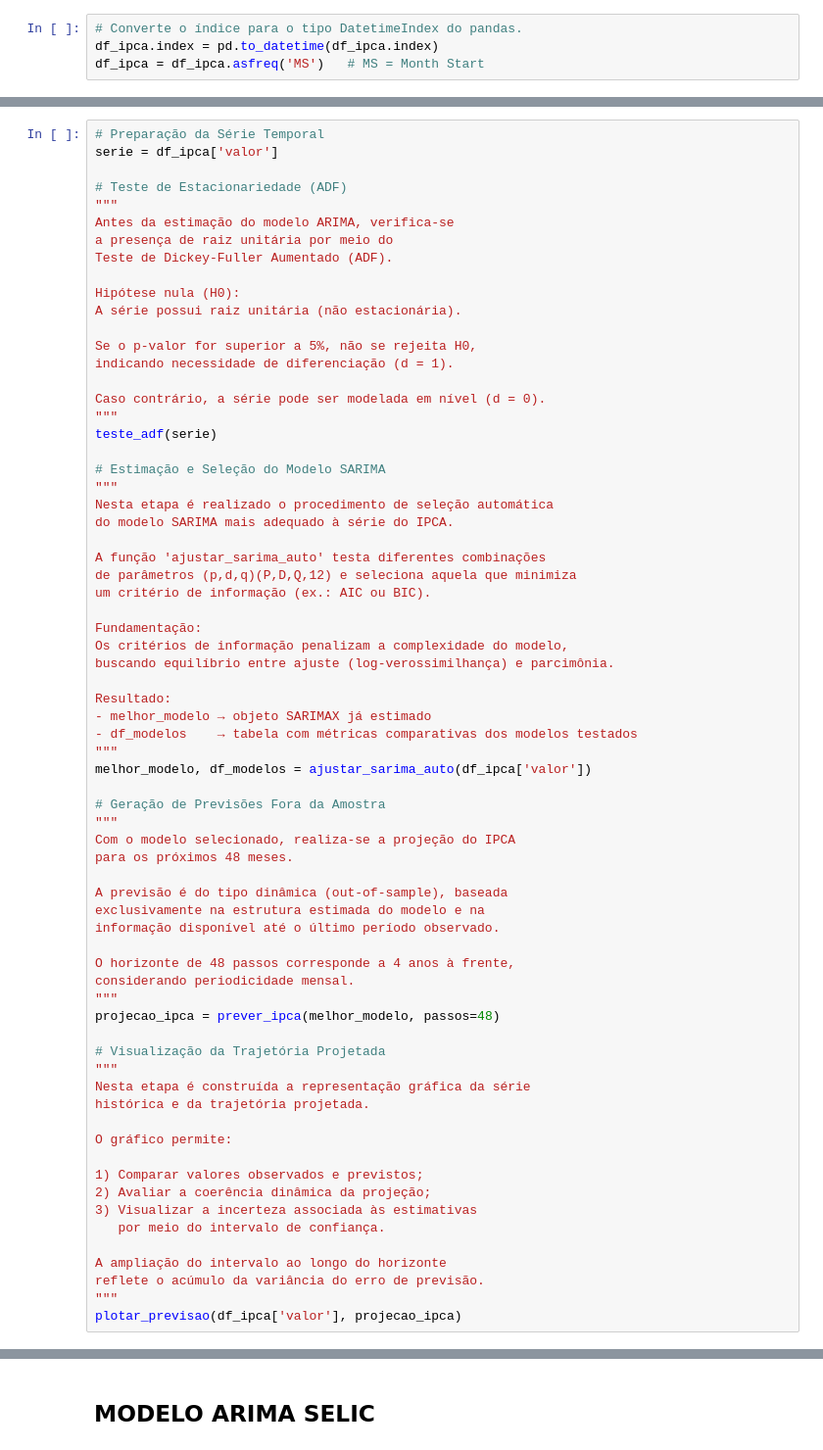
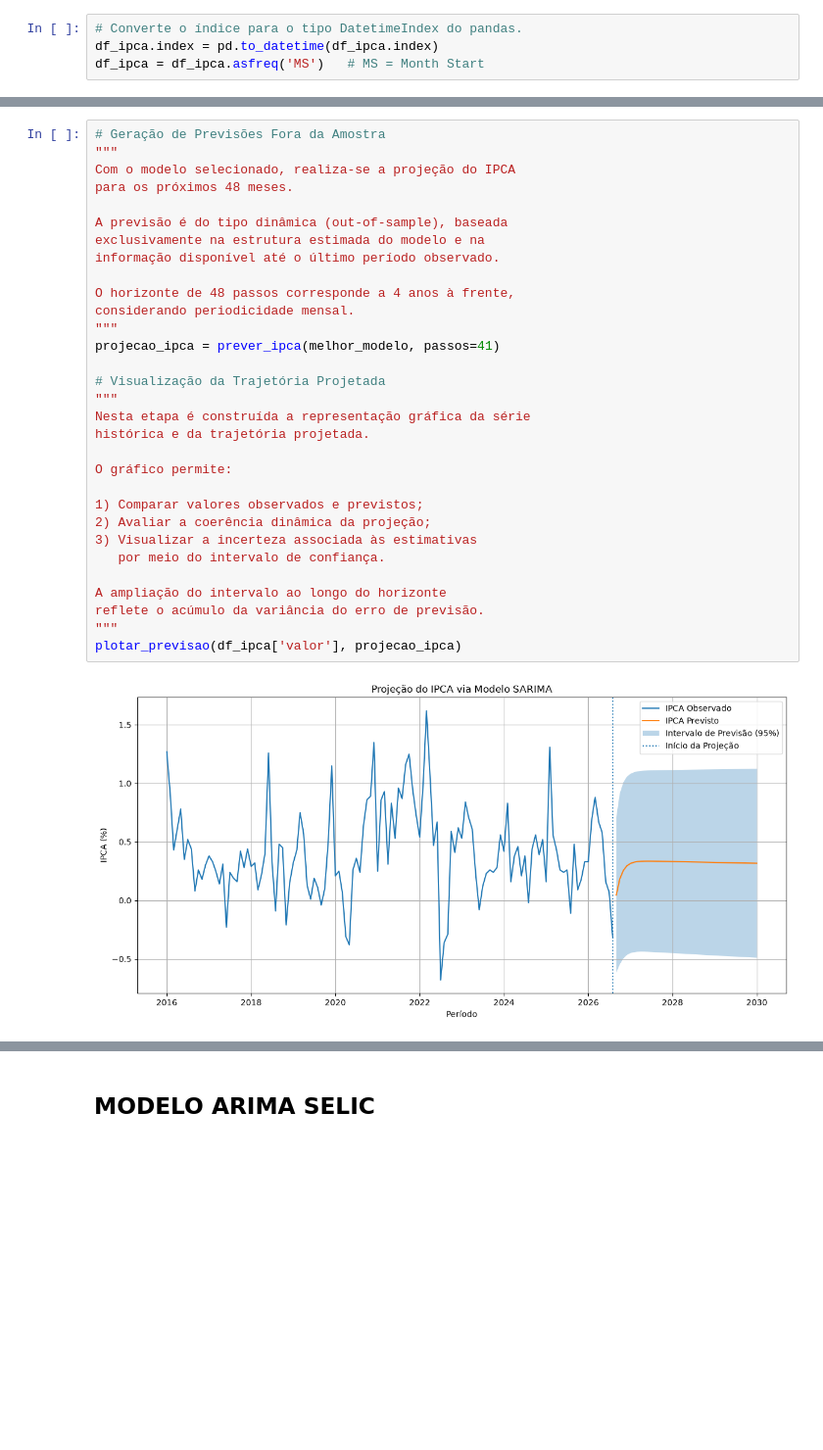
Before and after one commit to monteirojeniffer/projeto_tcc, a Jupyter notebook: feature_engineering.ipynb, the cells around one changed output, grey strips where cells are left out. Shown at 98% size. Drawn from its saved outputs; the diff is of its cells as text; blank space fills up the shorter version.

Commit message:
ajuste no codigo

```diff
--- a/feature_engineering.ipynb
+++ b/feature_engineering.ipynb
@@ -199,69 +949,33 @@ df_ipca = df_ipca.asfreq('MS')   # MS = Month Start
 # %%
-# Preparação da Série Temporal
-serie = df_ipca['valor']
-
-# Teste de Estacionariedade (ADF)
-"""
-Antes da estimação do modelo ARIMA, verifica-se
-a presença de raiz unitária por meio do
-Teste de Dickey-Fuller Aumentado (ADF).
-
-Hipótese nula (H0):
-A série possui raiz unitária (não estacionária).
-
-Se o p-valor for superior a 5%, não se rejeita H0,
-indicando necessidade de diferenciação (d = 1).
-
-Caso contrário, a série pode ser modelada em nível (d = 0).
-"""
-teste_adf(serie)
-
-# Estimação e Seleção do Modelo SARIMA
-"""
-Nesta etapa é realizado o procedimento de seleção automática
-do modelo SARIMA mais adequado à série do IPCA.
-
-A função 'ajustar_sarima_auto' testa diferentes combinações
-de parâmetros (p,d,q)(P,D,Q,12) e seleciona aquela que minimiza
-um critério de informação (ex.: AIC ou BIC).
-
-Fundamentação:
-Os critérios de informação penalizam a complexidade do modelo,
-buscando equilíbrio entre ajuste (log-verossimilhança) e parcimônia.
-
-Resultado:
-- melhor_modelo → objeto SARIMAX já estimado
-- df_modelos    → tabela com métricas comparativas dos modelos testados
-"""
-melhor_modelo, df_modelos = ajustar_sarima_auto(df_ipca['valor'])
-
 # Geração de Previsões Fora da Amostra
 """
 Com o modelo selecionado, realiza-se a projeção do IPCA
 para os próximos 48 meses.
 
 A previsão é do tipo dinâmica (out-of-sample), baseada
 exclusivamente na estrutura estimada do modelo e na
 informação disponível até o último período observado.
 
 O horizonte de 48 passos corresponde a 4 anos à frente,
 considerando periodicidade mensal.
 """
-projecao_ipca = prever_ipca(melhor_modelo, passos=48)
+projecao_ipca = prever_ipca(melhor_modelo, passos=41)
 
 # Visualização da Trajetória Projetada
 """
 Nesta etapa é construída a representação gráfica da série
 histórica e da trajetória projetada.
 
 O gráfico permite:
 
 1) Comparar valores observados e previstos;
 2) Avaliar a coerência dinâmica da projeção;
 3) Visualizar a incerteza associada às estimativas
    por meio do intervalo de confiança.
 
 A ampliação do intervalo ao longo do horizonte
 reflete o acúmulo da variância do erro de previsão.
 """
 plotar_previsao(df_ipca['valor'], projecao_ipca)
+# %% [output]
+[figure, added]
```
Also changed, not shown: parts of 44 cells of this notebook, 6 other files.
